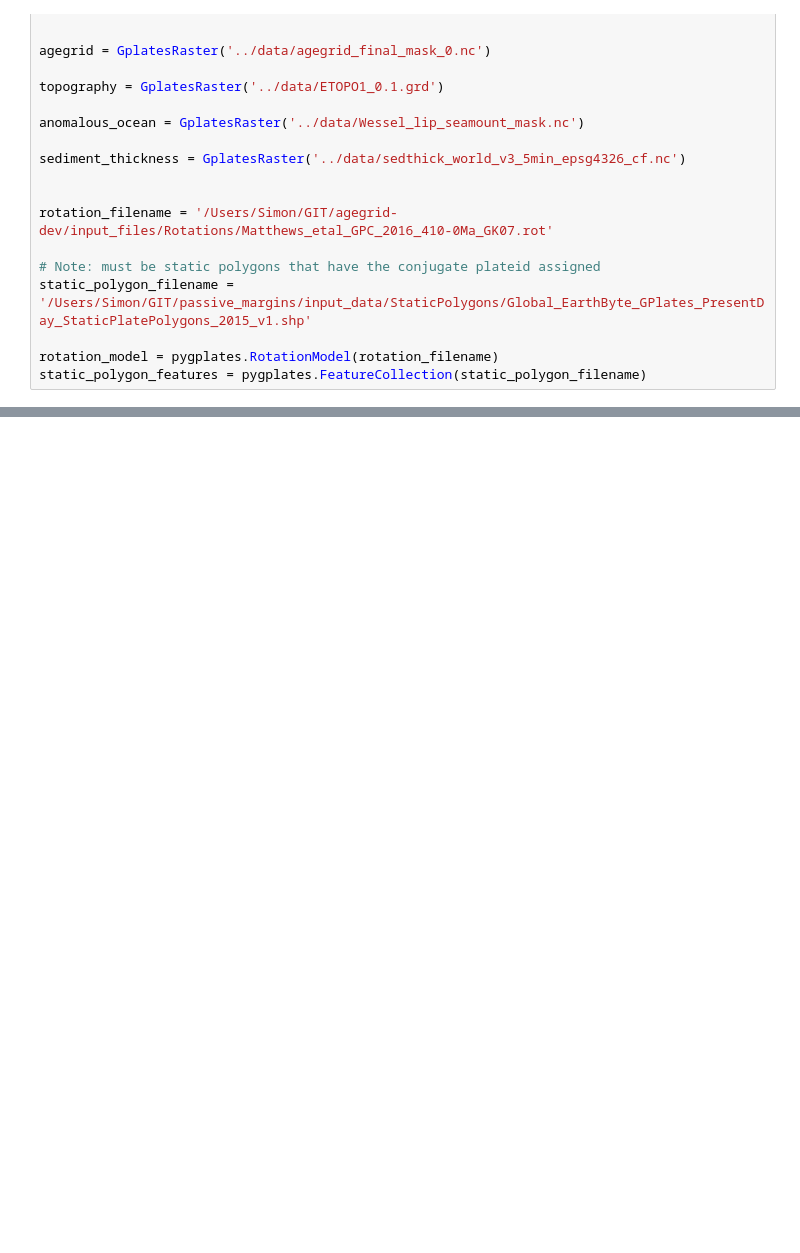
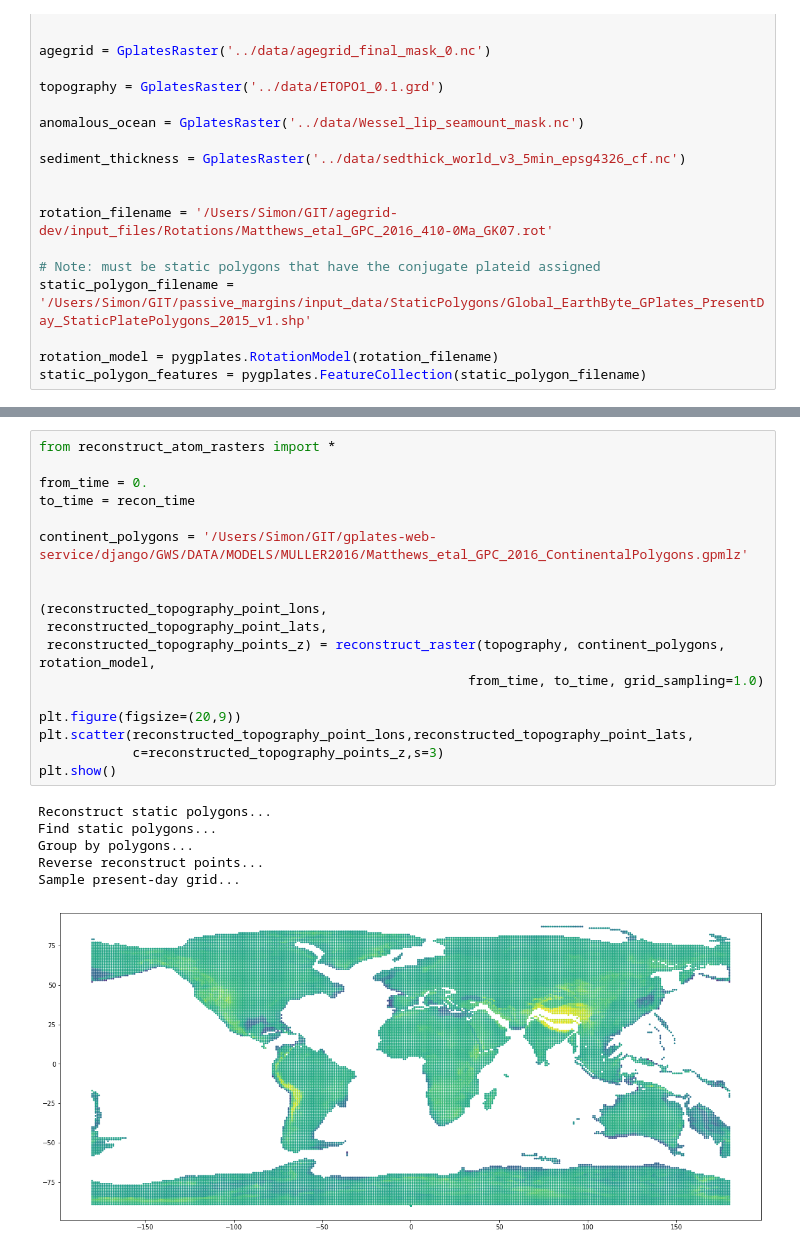
Before and after one commit to siwill22/paleotopography, a Jupyter notebook: dev/paleobathymetry_backtrack_global.ipynb, the cells around one changed output, grey strips where cells are left out. Cells and saved outputs as stored; diff of their text form; blank space fills up the shorter version.

```diff
--- a/dev/paleobathymetry_backtrack_global.ipynb
+++ b/dev/paleobathymetry_backtrack_global.ipynb
@@ -178,0 +275,25 @@ AttributeError: 'AxesSubplot' object has no attribute 'xlabel'
+# %%
+from reconstruct_atom_rasters import *
+
+from_time = 0.
+to_time = recon_time
+
+continent_polygons = '/Users/Simon/GIT/gplates-web-service/django/GWS/DATA/MODELS/MULLER2016/Matthews_etal_GPC_2016_ContinentalPolygons.gpmlz'
+
+
+(reconstructed_topography_point_lons,
+ reconstructed_topography_point_lats,
+ reconstructed_topography_points_z) = reconstruct_raster(topography, continent_polygons, rotation_model,
+                                                       from_time, to_time, grid_sampling=1.0)
+
+plt.figure(figsize=(20,9))
+plt.scatter(reconstructed_topography_point_lons,reconstructed_topography_point_lats,
+            c=reconstructed_topography_points_z,s=3)
+plt.show()
+# %% [output]
+Reconstruct static polygons...
+Find static polygons...
+Group by polygons...
+Reverse reconstruct points...
+Sample present-day grid...
+[figure, added]
```
Also changed, not shown: parts of 4 cells of this notebook.
